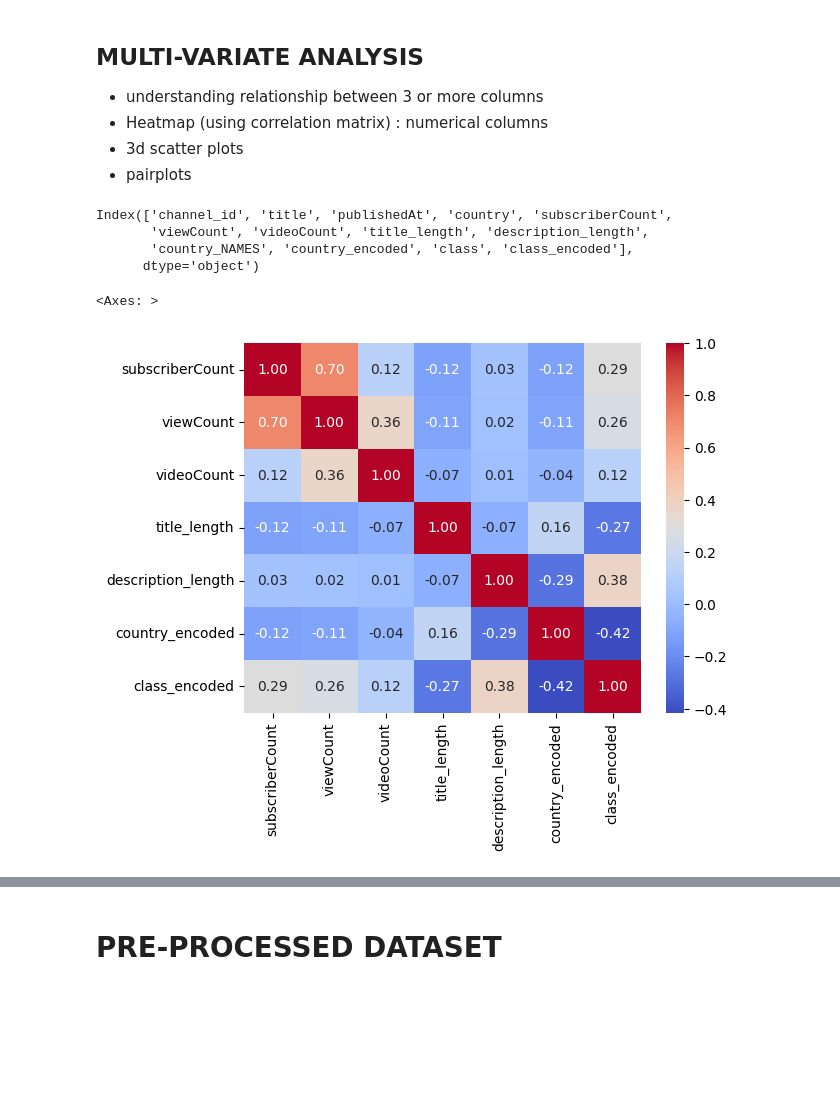
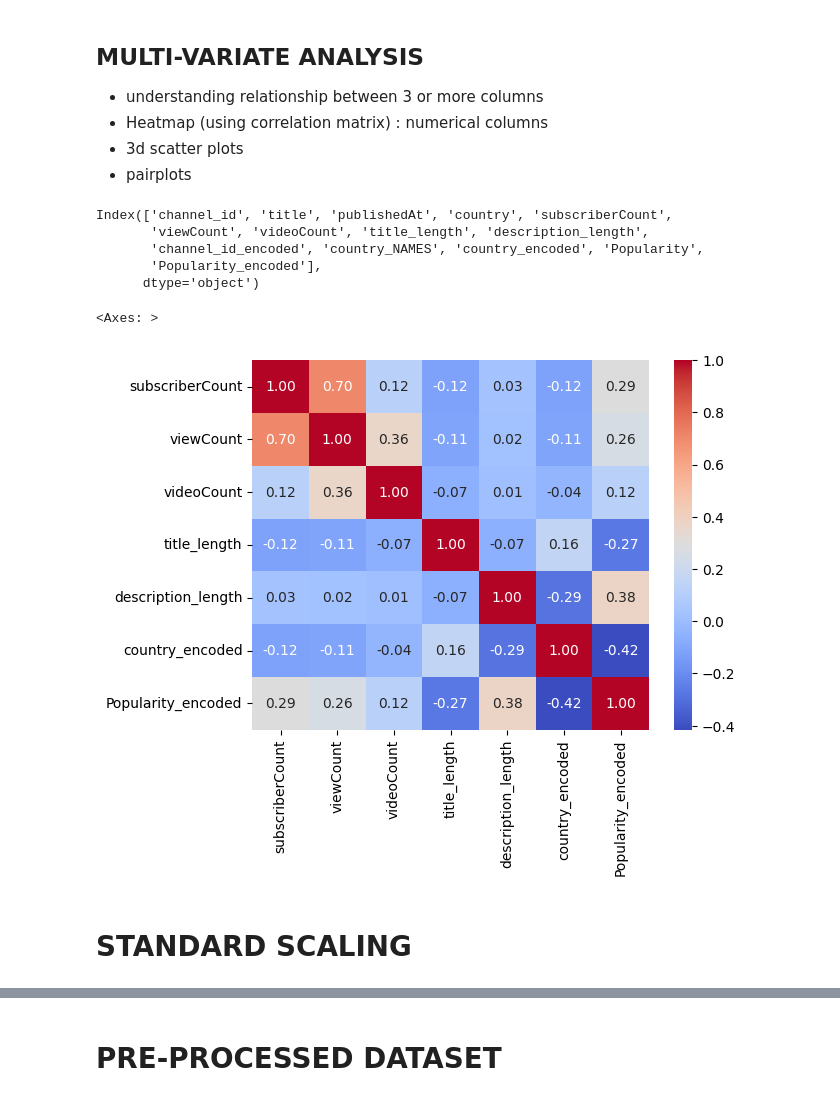
Before and after one commit to syamkrishnanharidas/DATA_ANALYTICS_PYTHON_ASSIGNMENT, a Jupyter notebook: INTERNSHIP.ipynb, the cells around one changed output, grey strips where cells are left out. Saved outputs shown, nothing was run; the diff lists cells and outputs as text; code cells hidden in the pictures; blank space fills up the shorter version.

```diff
--- a/INTERNSHIP.ipynb
+++ b/INTERNSHIP.ipynb
@@ -660,7 +655,7 @@ display(df1[['country', 'country_encoded']].head())
 low_threshold = 1000
 medium_threshold = 100000
 
-# Create the 'class' column based on the thresholds
+# Create the 'Popularity' column based on the thresholds
 def classify_subscribers(subscriber_count):
     if subscriber_count < low_threshold:
         return 'low'
@@ -669,8 +664,8 @@ def classify_subscribers(subscriber_count):
     else:
         return 'high'
 
-df1['class'] = df1['subscriberCount'].apply(classify_subscribers)
+df1['Popularity'] = df1['subscriberCount'].apply(classify_subscribers)
 
-# Display the first few rows with the new 'class' column
-display(df1[['subscriberCount', 'class']].head())
+# Display the first few rows with the new 'Popularity' column
+display(df1[['subscriberCount', 'Popularity']].head())
 # %% [output]
@@ -699,8 +694,8 @@ class_order = [['low', 'medium', 'high']]
 ordinal_encoder = OrdinalEncoder(categories=class_order)
 
 # Fit and transform the 'class' column
-df1['class_encoded'] = ordinal_encoder.fit_transform(df1[['class']])
+df1['Popularity_encoded'] = ordinal_encoder.fit_transform(df1[['Popularity']])
 
 # Display the first few rows with the new encoded column
-display(df1[['class', 'class_encoded']].head())
+display(df1[['Popularity', 'Popularity_encoded']].head())
 # %% [output]
@@ -893,23 +897,26 @@ df1.columns
 # %% [output]
 Index(['channel_id', 'title', 'publishedAt', 'country', 'subscriberCount',
        'viewCount', 'videoCount', 'title_length', 'description_length',
-       'country_NAMES', 'country_encoded', 'class', 'class_encoded'],
+       'channel_id_encoded', 'country_NAMES', 'country_encoded', 'Popularity',
+       'Popularity_encoded'],
       dtype='object')
 # %%
 # numeric columns ==> extract their correlation matrix ===> plot the results on a heatmap
-num_col = ['subscriberCount','viewCount','videoCount','title_length','description_length','country_encoded','class_encoded']
+num_col = ['subscriberCount','viewCount','videoCount','title_length','description_length','country_encoded','Popularity_encoded']
 # what is correlation matrix: measures the linear relationship between the numeric columns based on strength and direction
 
 # correlation value: ranges from -1 to 1
 #  -1:  strong -ve correlation (-0.8  to -1)
 #   0: no correlation
 #   1 : strong +ve correlation  (0.8 to 1)
 
 
 # compute correlation matrix
 corr_matrix = df1[num_col].corr()  #calculates correlation
 # plot heatmap
 sns.heatmap(corr_matrix,annot=True, fmt='.2f',cmap='coolwarm')
 # %% [output]
 <Axes: >
-[figure, old version]
+[figure, new version]
+# %% [markdown]
+# STANDARD SCALING
```
Also changed, not shown: parts of 43 cells of this notebook.
